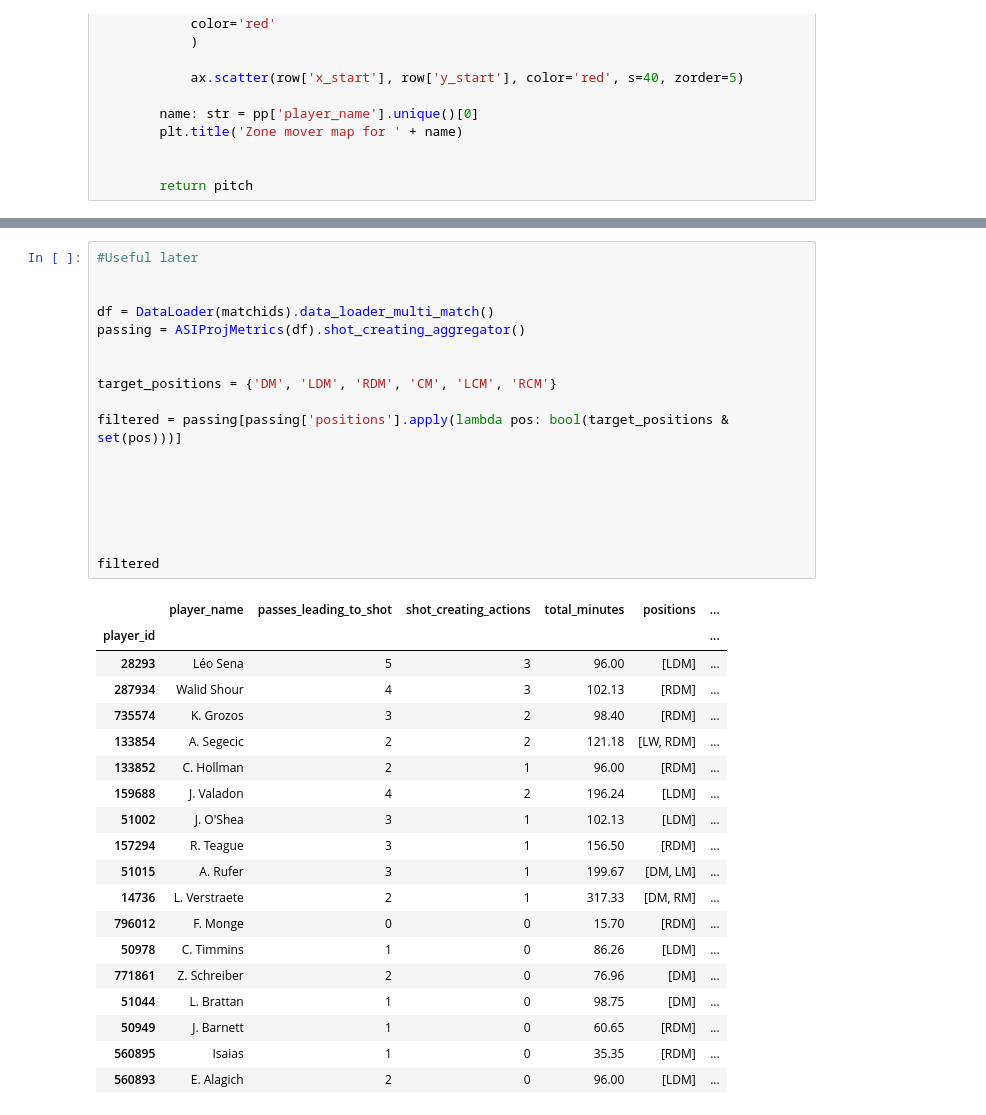
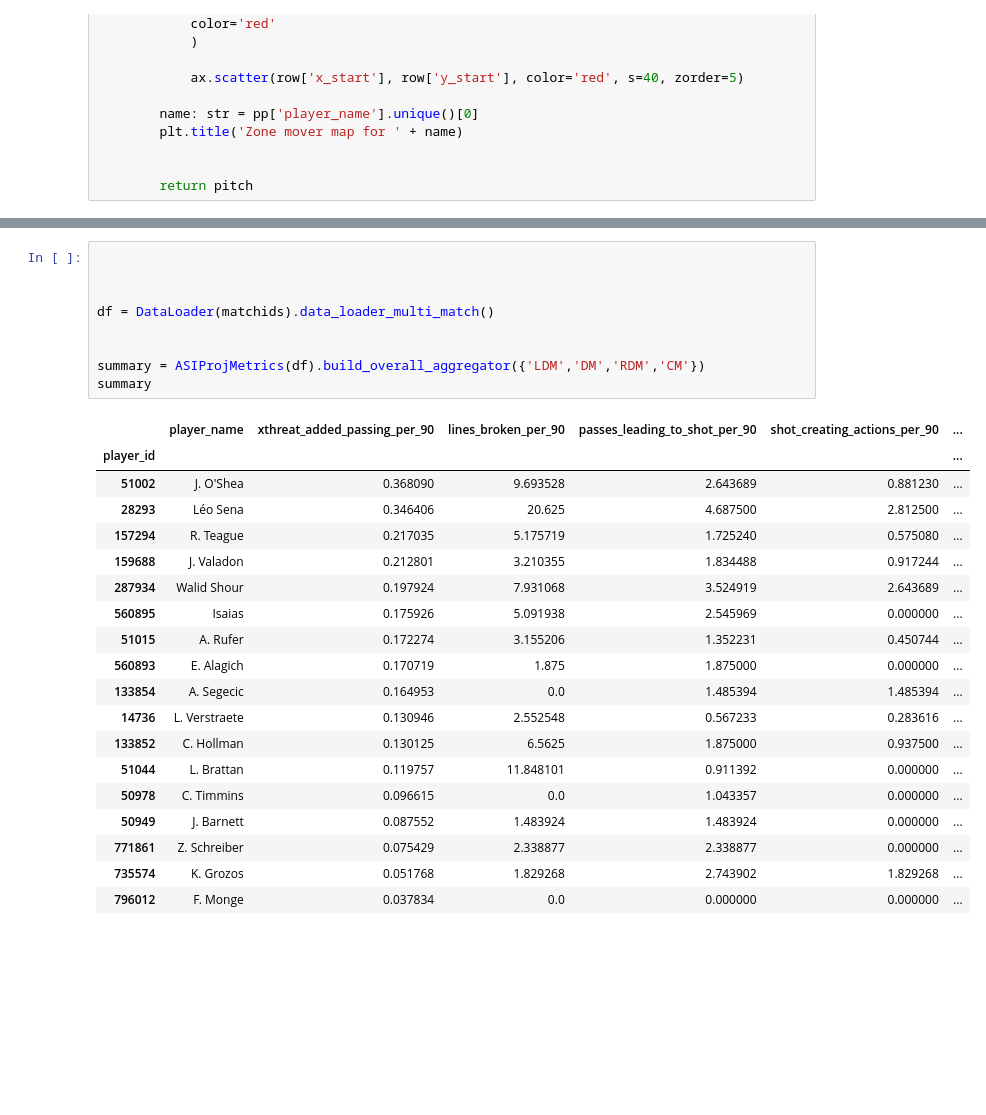
Before and after one commit to nkrackeler30/NextSteps, a Jupyter notebook: Data/ASIProj.ipynb, the cells around one changed output, grey strips where cells are left out. Saved outputs shown, nothing was run; the diff lists cells and outputs as text; blank space fills up the shorter version.

```diff
--- a/Data/ASIProj.ipynb
+++ b/Data/ASIProj.ipynb
@@ -660,38 +690,29 @@ class ASIProjMetrics:
 # %%
-#Useful later
+
 
 
 df = DataLoader(matchids).data_loader_multi_match()
-passing = ASIProjMetrics(df).shot_creating_aggregator()
 
 
-target_positions = {'DM', 'LDM', 'RDM', 'CM', 'LCM', 'RCM'}
-
-filtered = passing[passing['positions'].apply(lambda pos: bool(target_positions & set(pos)))]
-
-
-
-
-
-
-filtered
+summary = ASIProjMetrics(df).build_overall_aggregator({'LDM','DM','RDM','CM'})
+summary
 # %% [output]
-|  | player_name | passes_leading_to_shot | shot_creating_actions | total_minutes | positions | ... |
+|  | player_name | xthreat_added_passing_per_90 | lines_broken_per_90 | passes_leading_to_shot_per_90 | shot_creating_actions_per_90 | ... |
 | player_id |  |  |  |  |  | ... |
-| 28293 | Léo Sena | 5 | 3 | 96.00 | [LDM] | ... |
-| 287934 | Walid Shour | 4 | 3 | 102.13 | [RDM] | ... |
-| 735574 | K. Grozos | 3 | 2 | 98.40 | [RDM] | ... |
-| 133854 | A. Segecic | 2 | 2 | 121.18 | [LW, RDM] | ... |
-| 133852 | C. Hollman | 2 | 1 | 96.00 | [RDM] | ... |
-| 159688 | J. Valadon | 4 | 2 | 196.24 | [LDM] | ... |
-| 51002 | J. O'Shea | 3 | 1 | 102.13 | [LDM] | ... |
-| 157294 | R. Teague | 3 | 1 | 156.50 | [RDM] | ... |
-| 51015 | A. Rufer | 3 | 1 | 199.67 | [DM, LM] | ... |
-| 14736 | L. Verstraete | 2 | 1 | 317.33 | [DM, RM] | ... |
-| 796012 | F. Monge | 0 | 0 | 15.70 | [RDM] | ... |
-| 50978 | C. Timmins | 1 | 0 | 86.26 | [LDM] | ... |
-| 771861 | Z. Schreiber | 2 | 0 | 76.96 | [DM] | ... |
-| 51044 | L. Brattan | 1 | 0 | 98.75 | [DM] | ... |
-| 50949 | J. Barnett | 1 | 0 | 60.65 | [RDM] | ... |
-| 560895 | Isaias | 1 | 0 | 35.35 | [RDM] | ... |
-| 560893 | E. Alagich | 2 | 0 | 96.00 | [LDM] | ... |
+| 51002 | J. O'Shea | 0.368090 | 9.693528 | 2.643689 | 0.881230 | ... |
+| 28293 | Léo Sena | 0.346406 | 20.625 | 4.687500 | 2.812500 | ... |
+| 157294 | R. Teague | 0.217035 | 5.175719 | 1.725240 | 0.575080 | ... |
+| 159688 | J. Valadon | 0.212801 | 3.210355 | 1.834488 | 0.917244 | ... |
+| 287934 | Walid Shour | 0.197924 | 7.931068 | 3.524919 | 2.643689 | ... |
+| 560895 | Isaias | 0.175926 | 5.091938 | 2.545969 | 0.000000 | ... |
+| 51015 | A. Rufer | 0.172274 | 3.155206 | 1.352231 | 0.450744 | ... |
+| 560893 | E. Alagich | 0.170719 | 1.875 | 1.875000 | 0.000000 | ... |
+| 133854 | A. Segecic | 0.164953 | 0.0 | 1.485394 | 1.485394 | ... |
+| 14736 | L. Verstraete | 0.130946 | 2.552548 | 0.567233 | 0.283616 | ... |
+| 133852 | C. Hollman | 0.130125 | 6.5625 | 1.875000 | 0.937500 | ... |
+| 51044 | L. Brattan | 0.119757 | 11.848101 | 0.911392 | 0.000000 | ... |
+| 50978 | C. Timmins | 0.096615 | 0.0 | 1.043357 | 0.000000 | ... |
+| 50949 | J. Barnett | 0.087552 | 1.483924 | 1.483924 | 0.000000 | ... |
+| 771861 | Z. Schreiber | 0.075429 | 2.338877 | 2.338877 | 0.000000 | ... |
+| 735574 | K. Grozos | 0.051768 | 1.829268 | 2.743902 | 1.829268 | ... |
+| 796012 | F. Monge | 0.037834 | 0.0 | 0.000000 | 0.000000 | ... |
```
Also changed, not shown: parts of 1 cell of this notebook.
